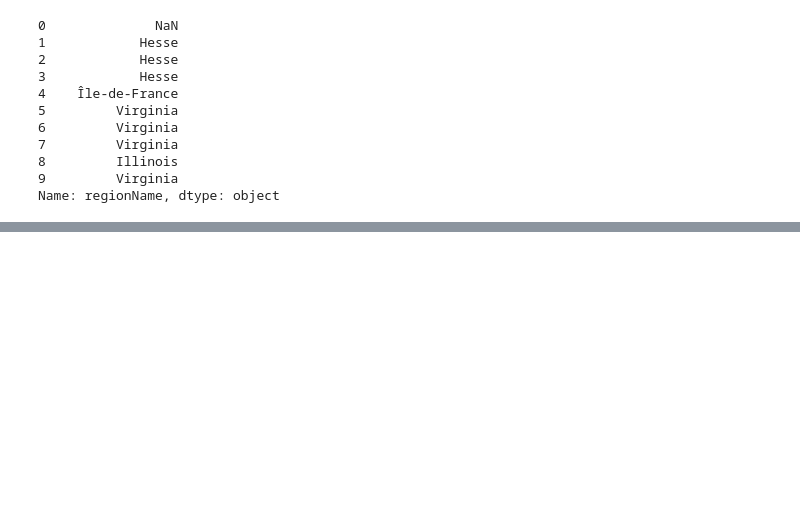
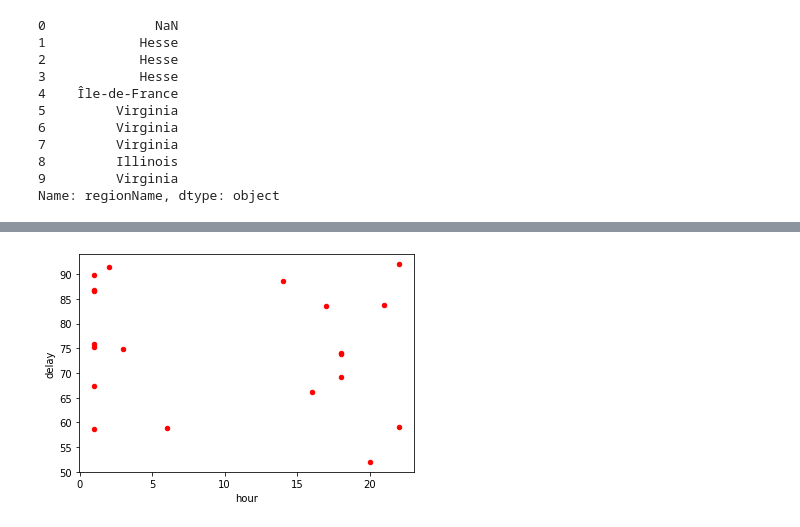
Before and after one commit to liampeng1/NetworksProject, a Jupyter notebook: Untitled.ipynb, the cells around one changed output, grey strips where cells are left out. Saved outputs shown, nothing was run; the diff lists cells and outputs as text; code cells hidden in the pictures; blank space fills up the shorter version.

```diff
--- a/Untitled.ipynb
+++ b/Untitled.ipynb
@@ -53,0 +119,7 @@ for name, group in paris_routes:
+# %%
+amsterdam = TA_df.loc[TA_df['source'] == 'Amsterdam']
+# %%
+amsterdam.plot(kind='scatter',x='hour',y='delay',color='red')
+plt.show()
+# %% [output]
+[figure, added]
```
Also changed, not shown: parts of 31 cells of this notebook, 7 other files.
